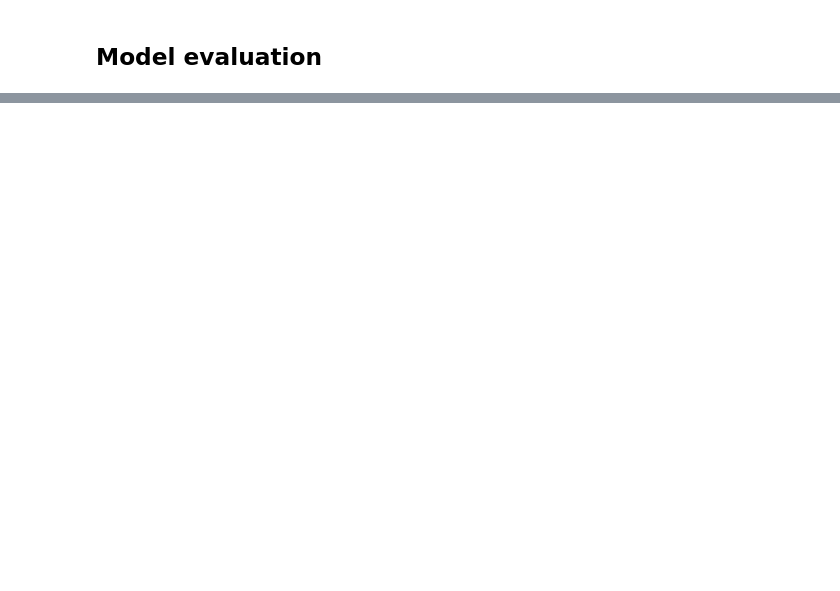
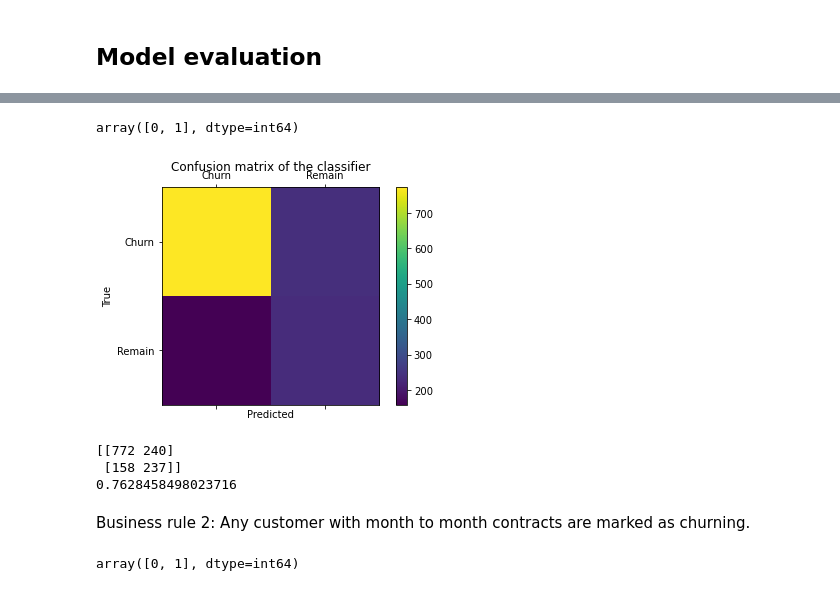
Before and after one commit to dvanheeswijk/Springboard, a Jupyter notebook: Capstone_3/Capstone 3 - Preprocessing and Modeling.ipynb, the cells around one changed output, grey strips where cells are left out. Drawn from its saved outputs; the diff is of its cells as text; code cells hidden in the pictures; blank space fills up the shorter version.

```diff
--- a/Capstone_3/Capstone 3 - Preprocessing and Modeling.ipynb
+++ b/Capstone_3/Capstone 3 - Preprocessing and Modeling.ipynb
@@ -106,6 +106,8 @@ X_new.head()
 | 9305-CDSKC | 8 | 1 | 1 | 0 | 1 |
 | 7892-POOKP | 28 | 1 | 1 | 0 | 1 |
 | 0280-XJGEX | 49 | 1 | 1 | 0 | 0 |
+# %%
+X_cols = X_new.columns
 # %%
 scaler = StandardScaler()
 
@@ -627,0 +588,6 @@ ca_map
+# %%
+inversed = scaler.inverse_transform(X_test)
+# %%
+rules = inversed
+rules = pd.DataFrame(rules, columns=X_cols)
+rules.head()
@@ -627,0 +601,43 @@ ca_map
+# %%
+rules['Rule_1'] = 0
+rules.loc[rule_1['Tenure Months'] < 17,'Rule_1'] = 1
+rules['Rule_1'].unique()
+# %% [output]
+array([0, 1], dtype=int64)
+# %%
+pl = confusion_matrix(y_test,rules['Rule_1'])
+
+labels = ['Churn', 'Remain']
+
+
+fig = plt.figure()
+ax = fig.add_subplot(111)
+cax = ax.matshow(pl)
+plt.title('Confusion matrix of the classifier')
+fig.colorbar(cax)
+ax.set_xticklabels([''] + labels)
+ax.set_yticklabels([''] + labels)
+plt.xlabel('Predicted')
+plt.ylabel('True')
+plt.show()
+# %% [output]
+[figure, added]
+# %%
+print(pl)
+
+fn,tp = pl[0][1], pl[0][0]
+fnr_rule_1 = fn / (tp + fn)
+tpr_rule_1 = tp / (tp + fn)
+print(tpr_rule_1)
+# %% [output]
+[[772 240]
+ [158 237]]
+0.7628458498023716
+# %% [markdown]
+Business rule 2: Any customer with month to month contracts are marked as churning.
+# %%
+rules['Rule_2'] = 0
+rules.loc[rules['Contract_Month-to-month'] == 1,'Rule_2'] = 1
+rules['Rule_2'].unique()
+# %% [output]
+array([0, 1], dtype=int64)
```
Also changed, not shown: parts of 62 cells of this notebook.
